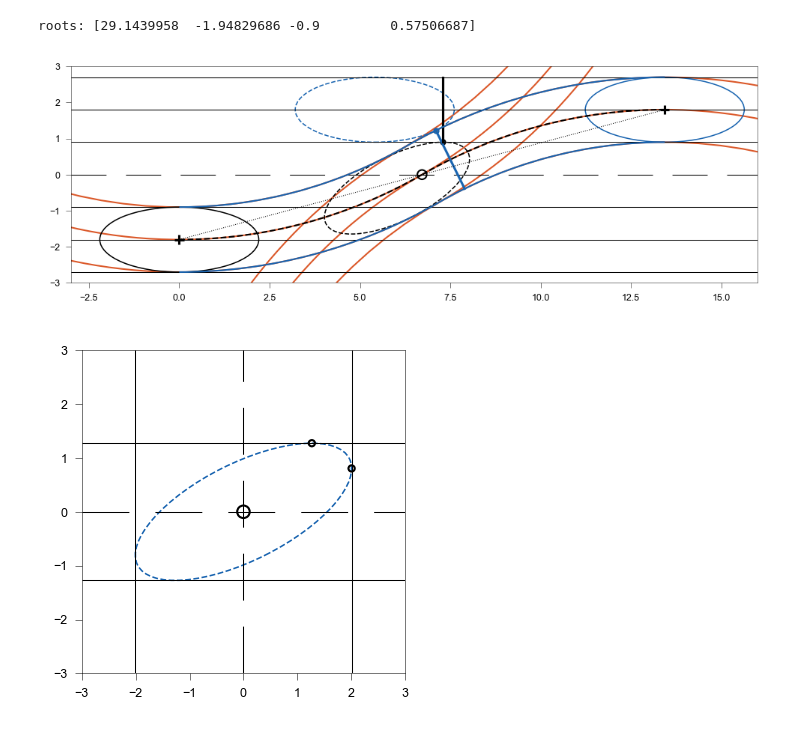
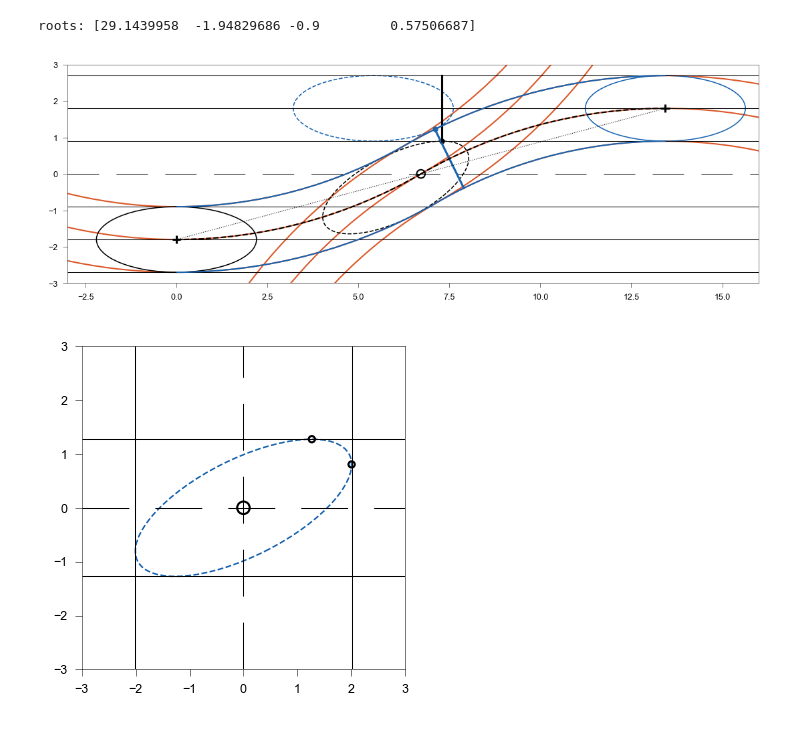
Before and after one commit to EPFL-ENAC/LUTS-pneuma-simulator, a Jupyter notebook: notebooks/discrete.ipynb, the cells around one changed output. Drawn from its saved outputs; the diff is of its cells as text; code cells hidden in the pictures.

```diff
--- a/notebooks/discrete.ipynb
+++ b/notebooks/discrete.ipynb
@@ -192,7 +192,7 @@ normalized_dy = dy / length
 offset_x = ((x_d - p) + x_t) + normalized_dx * 2 * v
 offset_y = (y_d - y_t) + normalized_dy * 2 * v
 # %%
-fig, ax = plt.subplots(figsize=(16 * params.cm, 6 * params.cm), dpi=150)
+fig, ax = plt.subplots(figsize=(18 * params.cm, 6 * params.cm), dpi=150)
 xmin = -3
 xmax = 16
 ymin = -3
@@ -279,35 +279,35 @@ yy = h * np.cos(ty) * np.sin(tangential.theta) + v * np.sin(ty) * np.cos(tangent
 xa_f = h * np.cos(-ta) * np.cos(tangential.theta) - v * np.sin(-ta) * np.sin(tangential.theta)
 ya_f = h * np.cos(-ta) * np.sin(tangential.theta) + v * np.sin(-ta) * np.cos(tangential.theta)
 xa_r = h * np.cos(np.pi - ta) * np.cos(tangential.theta) - v * np.sin(np.pi - ta) * np.sin(tangential.theta)
 ya_r = h * np.cos(np.pi - ta) * np.sin(tangential.theta) + v * np.sin(np.pi - ta) * np.cos(tangential.theta)
 # plt.axline((desired.x, -R + params.lane / 2), (tangential.x + xa_f, tangential.y + ya_f), lw=0.5, c=dark_teal)
 # plt.axline((0, R - params.lane / 2), (tangential.x + xa_r, tangential.y + ya_r), lw=0.5, c=dark_teal)
 plt.scatter(tangential.x + xy, tangential.y + yy, ec="k", marker=".")
 # plt.scatter(tangential.x + xy, tangential.y + yy + params.lane / 2, ec="k", marker="x")
 plt.scatter(quartic.x + x_t, quartic.y - y_t, ec=dark_blue, marker=".")
 # plt.scatter(offset_x, offset_y, ec=dark_blue, marker="x")
 plt.plot(
     (quartic.x + x_t, offset_x),
     (quartic.y - y_t, offset_y),
     c=dark_blue,
     lw=1.5,
 )
 plt.scatter(x_m, y_m, marker="+", ec="k", fc="none", zorder=10)
 plt.scatter(x_c, y_c, marker="o", ec="k", fc="none", zorder=10)
 plt.scatter(x_d, y_d, marker="+", ec="k", fc="none", zorder=10)
 plt.plot((x_m, x_d), (y_m, y_d), c="k", lw=0.5, ls=":")
 plt.plot(
     (tangential.x + xy, tangential.x + xy),
     (tangential.w, 3 * tangential.w),
     c="k",
     lw=1.5,
 )
 plt.xlim(xmin, xmax)
 plt.ylim(ymin, ymax)
 fig.tight_layout(pad=0)
-# plt.savefig("./output/sketches/lane-change.pdf", format="pdf", transparent=True)
+plt.savefig("./output/sketches/lane-change.pdf", format="pdf", transparent=True)
 # %% [output]
-[figure, old version]
+[figure, new version]
 # %%
 fig, ax = plt.subplots(figsize=(16 * params.cm, 6 * params.cm), dpi=150)
 xmin = -3
```
